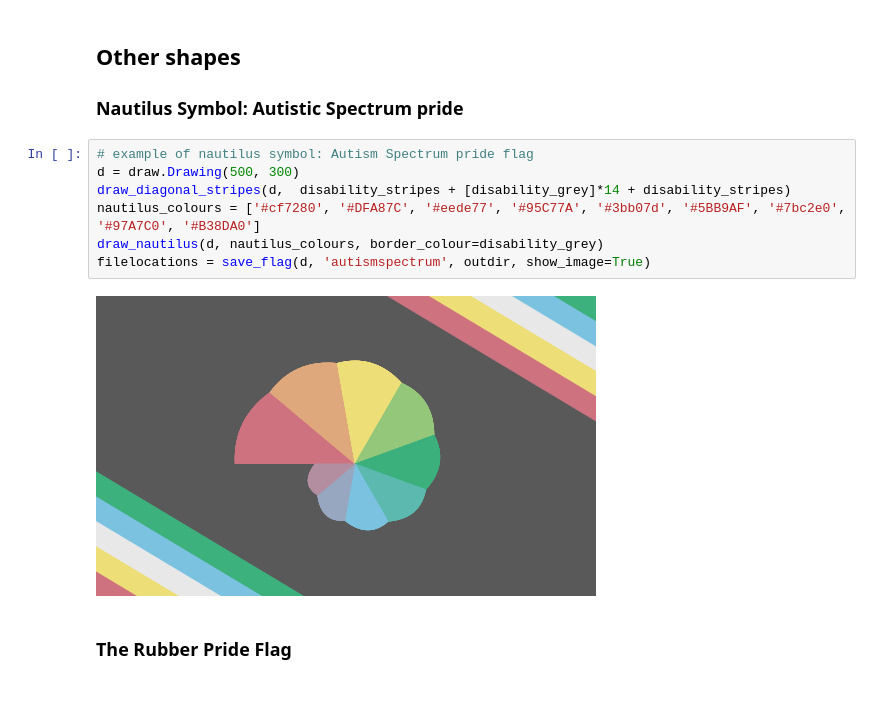
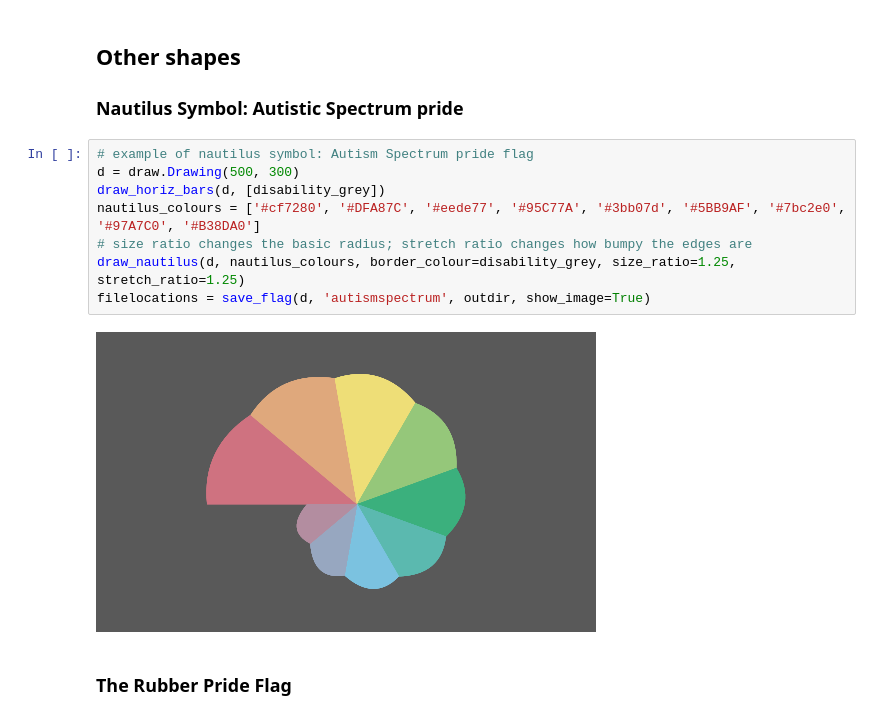
Before and after one commit to intervexual/drawpride, a Jupyter notebook: examples.ipynb, the cells around one changed output. Drawn from its saved outputs; the diff is of its cells as text.

```diff
--- a/examples.ipynb
+++ b/examples.ipynb
@@ -513,12 +584,13 @@ filelocations = save_flag(d, 'autisticprideday', outdir, show_image=True)
 # %%
 # example of nautilus symbol: Autism Spectrum pride flag
 d = draw.Drawing(500, 300)
-draw_diagonal_stripes(d,  disability_stripes + [disability_grey]*14 + disability_stripes)
+draw_horiz_bars(d, [disability_grey])
 nautilus_colours = ['#cf7280', '#DFA87C', '#eede77', '#95C77A', '#3bb07d', '#5BB9AF', '#7bc2e0', '#97A7C0', '#B38DA0']
-draw_nautilus(d, nautilus_colours, border_colour=disability_grey)
+# size ratio changes the basic radius; stretch ratio changes how bumpy the edges are
+draw_nautilus(d, nautilus_colours, border_colour=disability_grey, size_ratio=1.25, stretch_ratio=1.25)
 filelocations = save_flag(d, 'autismspectrum', outdir, show_image=True)
 # %% [output]
-[figure, old version]
+[figure, new version]
 # %% [markdown]
 ### The Rubber Pride Flag
 # %%
```
Also changed, not shown: parts of 26 cells of this notebook, 24 other files.
